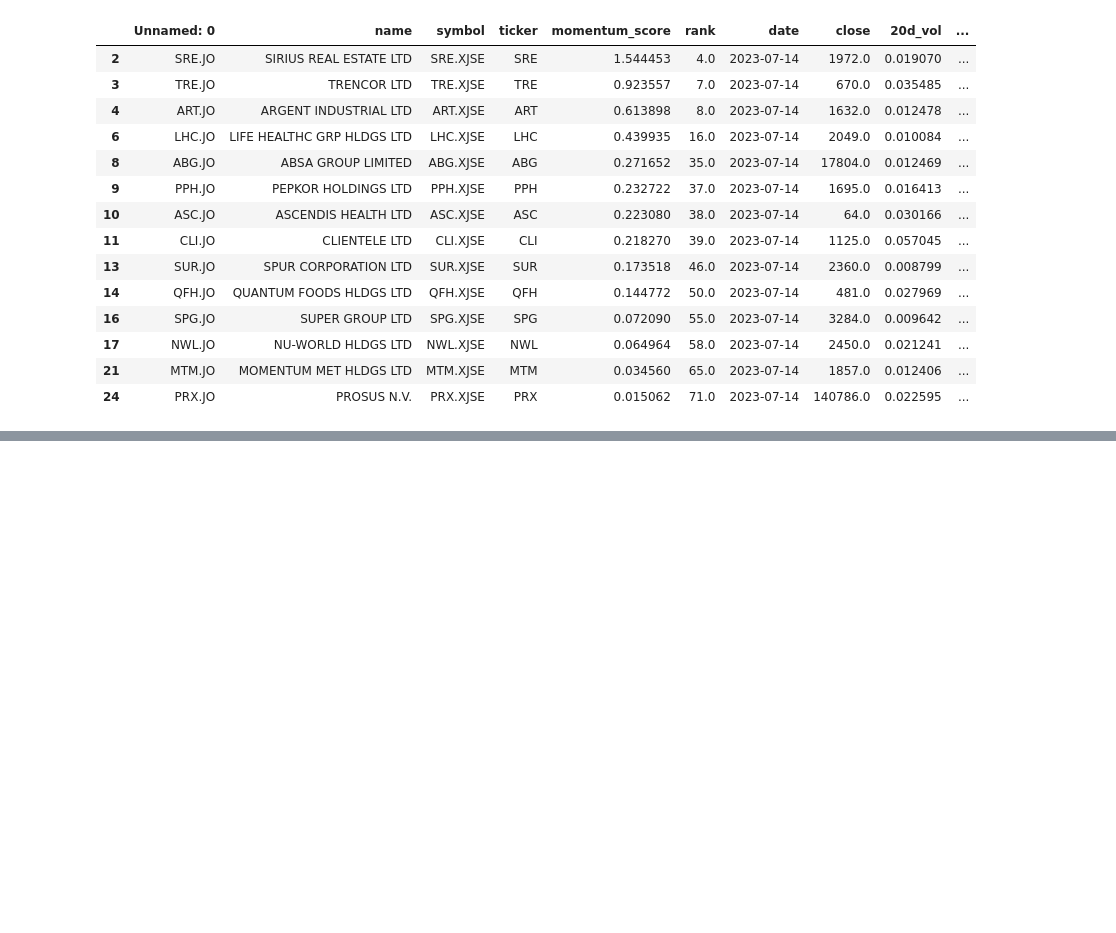
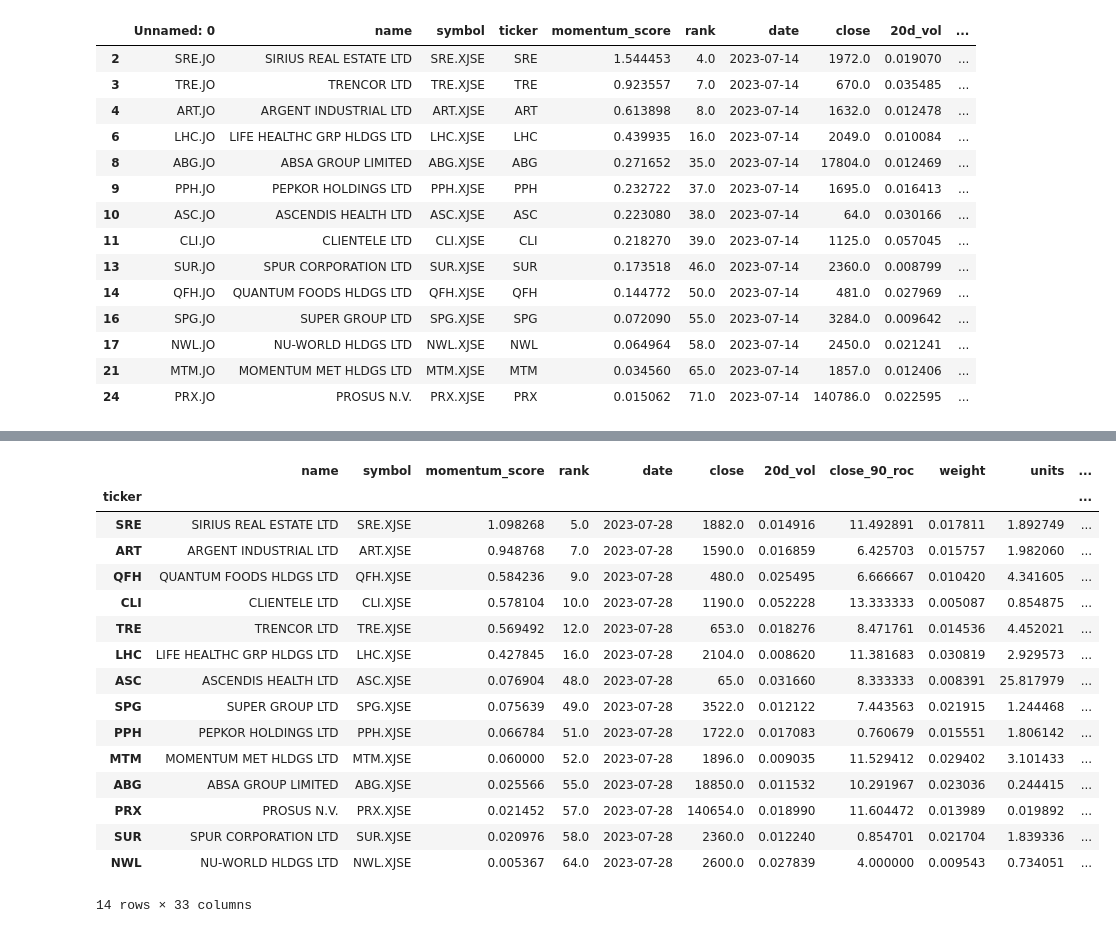
Before and after one commit to helmieresearch/helmieresearch, a Jupyter notebook: Momentum_Ranking_Model.ipynb, the cells around one changed output, grey strips where cells are left out. Saved outputs shown, nothing was run; the diff lists cells and outputs as text; code cells hidden in the pictures; blank space fills up the shorter version.

```diff
--- a/Momentum_Ranking_Model.ipynb
+++ b/Momentum_Ranking_Model.ipynb
@@ -831,3 +831,8 @@ memory usage: 1.9+ KB
 | 17 | NWL.JO | NU-WORLD HLDGS LTD | NWL.XJSE | NWL | 0.064964 | 58.0 | 2023-07-14 | 2450.0 | 0.021241 | ... |
 | 21 | MTM.JO | MOMENTUM MET HLDGS LTD | MTM.XJSE | MTM | 0.034560 | 65.0 | 2023-07-14 | 1857.0 | 0.012406 | ... |
 | 24 | PRX.JO | PROSUS N.V. | PRX.XJSE | PRX | 0.015062 | 71.0 | 2023-07-14 | 140786.0 | 0.022595 | ... |
+# %%
+df_one = final_buy_list2.set_index(['ticker'])
+df_one
+df_two = now.set_index(['ticker'])
+df_two
@@ -833,0 +856,22 @@ memory usage: 1.9+ KB
+# %%
+buy = pd.concat([df_one,df_two], axis=1, join='inner')
+# %%
+buy
+# %% [output]
+|  | name | symbol | momentum_score | rank | date | close | 20d_vol | close_90_roc | weight | units | ... |
+| ticker |  |  |  |  |  |  |  |  |  |  | ... |
+| SRE | SIRIUS REAL ESTATE LTD | SRE.XJSE | 1.098268 | 5.0 | 2023-07-28 | 1882.0 | 0.014916 | 11.492891 | 0.017811 | 1.892749 | ... |
+| ART | ARGENT INDUSTRIAL LTD | ART.XJSE | 0.948768 | 7.0 | 2023-07-28 | 1590.0 | 0.016859 | 6.425703 | 0.015757 | 1.982060 | ... |
+| QFH | QUANTUM FOODS HLDGS LTD | QFH.XJSE | 0.584236 | 9.0 | 2023-07-28 | 480.0 | 0.025495 | 6.666667 | 0.010420 | 4.341605 | ... |
+| CLI | CLIENTELE LTD | CLI.XJSE | 0.578104 | 10.0 | 2023-07-28 | 1190.0 | 0.052228 | 13.333333 | 0.005087 | 0.854875 | ... |
+| TRE | TRENCOR LTD | TRE.XJSE | 0.569492 | 12.0 | 2023-07-28 | 653.0 | 0.018276 | 8.471761 | 0.014536 | 4.452021 | ... |
+| LHC | LIFE HEALTHC GRP HLDGS LTD | LHC.XJSE | 0.427845 | 16.0 | 2023-07-28 | 2104.0 | 0.008620 | 11.381683 | 0.030819 | 2.929573 | ... |
+| ASC | ASCENDIS HEALTH LTD | ASC.XJSE | 0.076904 | 48.0 | 2023-07-28 | 65.0 | 0.031660 | 8.333333 | 0.008391 | 25.817979 | ... |
+| SPG | SUPER GROUP LTD | SPG.XJSE | 0.075639 | 49.0 | 2023-07-28 | 3522.0 | 0.012122 | 7.443563 | 0.021915 | 1.244468 | ... |
+| PPH | PEPKOR HOLDINGS LTD | PPH.XJSE | 0.066784 | 51.0 | 2023-07-28 | 1722.0 | 0.017083 | 0.760679 | 0.015551 | 1.806142 | ... |
+| MTM | MOMENTUM MET HLDGS LTD | MTM.XJSE | 0.060000 | 52.0 | 2023-07-28 | 1896.0 | 0.009035 | 11.529412 | 0.029402 | 3.101433 | ... |
+| ABG | ABSA GROUP LIMITED | ABG.XJSE | 0.025566 | 55.0 | 2023-07-28 | 18850.0 | 0.011532 | 10.291967 | 0.023036 | 0.244415 | ... |
+| PRX | PROSUS N.V. | PRX.XJSE | 0.021452 | 57.0 | 2023-07-28 | 140654.0 | 0.018990 | 11.604472 | 0.013989 | 0.019892 | ... |
+| SUR | SPUR CORPORATION LTD | SUR.XJSE | 0.020976 | 58.0 | 2023-07-28 | 2360.0 | 0.012240 | 0.854701 | 0.021704 | 1.839336 | ... |
+| NWL | NU-WORLD HLDGS LTD | NWL.XJSE | 0.005367 | 64.0 | 2023-07-28 | 2600.0 | 0.027839 | 4.000000 | 0.009543 | 0.734051 | ... |
+14 rows × 33 columns
```
Also changed, not shown: parts of 1 cell of this notebook.
